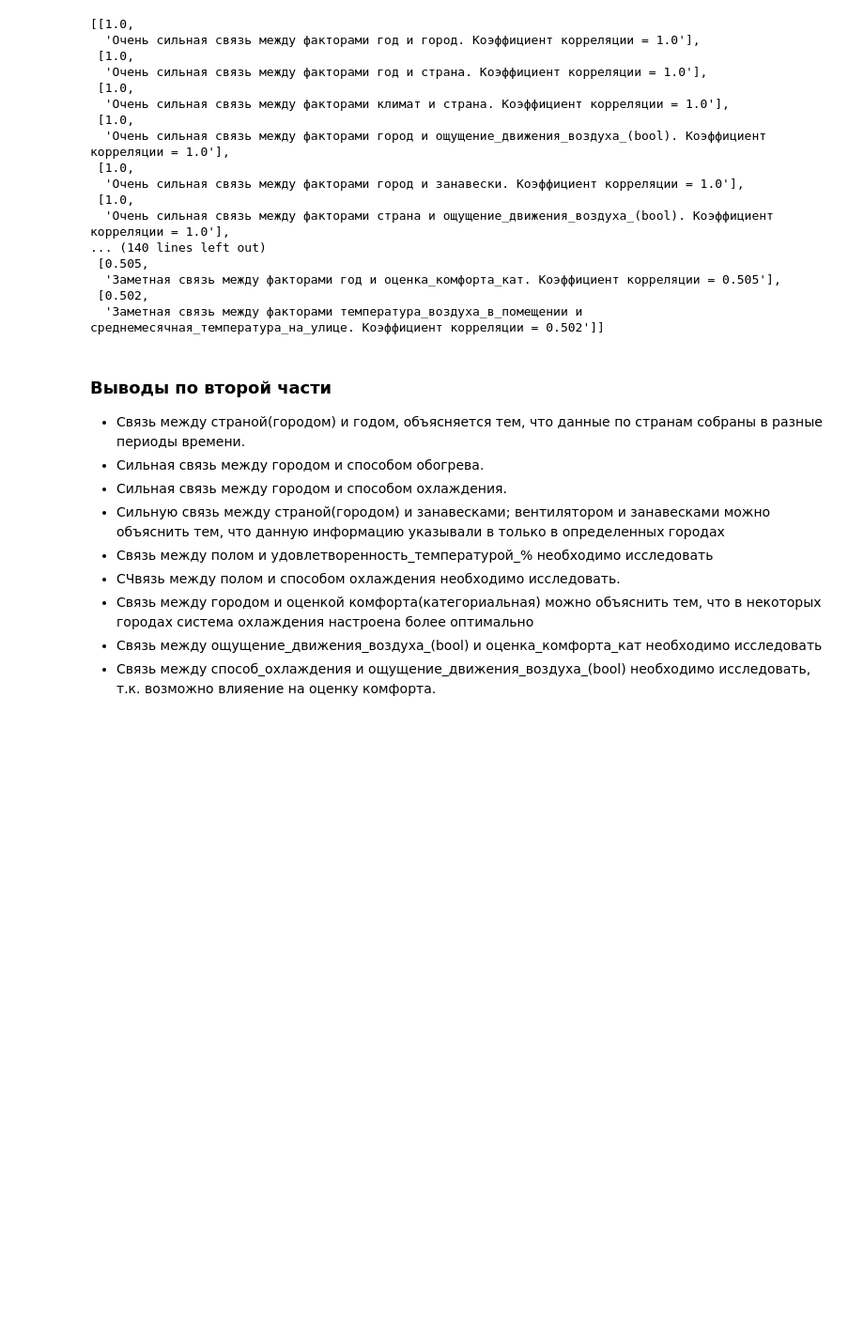
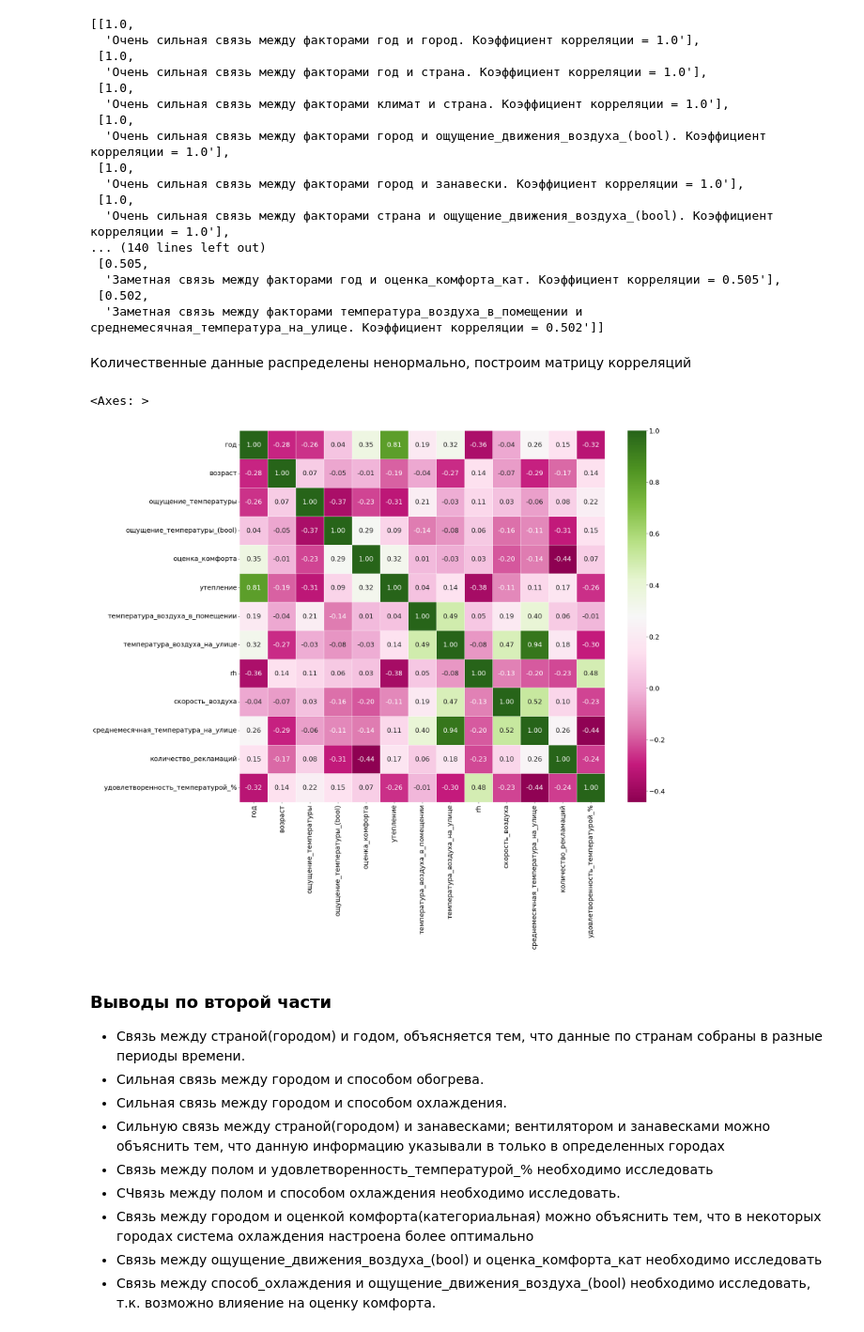
Before and after one commit to irkatsuk/ya_climate, a Jupyter notebook: ya_climate.ipynb, the cells around one changed output. Shown at 94% size. Saved outputs shown, nothing was run; the diff lists cells and outputs as text; code cells hidden in the pictures; blank space fills up the shorter version.

```diff
--- a/ya_climate.ipynb
+++ b/ya_climate.ipynb
@@ -748,6 +745,17 @@ Index(['год', 'время_года', 'климат', 'город', 'стра
   'Заметная связь между факторами год и оценка_комфорта_кат. Коэффициент корреляции = 0.505'],
  [0.502,
   'Заметная связь между факторами температура_воздуха_в_помещении и среднемесячная_температура_на_улице. Коэффициент корреляции = 0.502']]
+# %% [markdown]
+Количественные данные распределены ненормально, построим матрицу корреляций
+# %%
+num_features = df.select_dtypes(exclude=[object]).columns
+df_corr = df[num_features]
+cm = df_corr.corr(method = 'spearman')
+plt.figure(figsize=(22, 18))
+sns.heatmap(cm, annot = True, fmt = '0.2f', linewidths=.5, cmap="PiYG")
+# %% [output]
+<Axes: >
+[figure, added]
 # %% [markdown]
 ### Выводы по второй части
 * Связь между страной(городом) и годом, объясняется тем, что данные по странам собраны в разные периоды времени.
```
Also changed, not shown: parts of 28 cells of this notebook.
